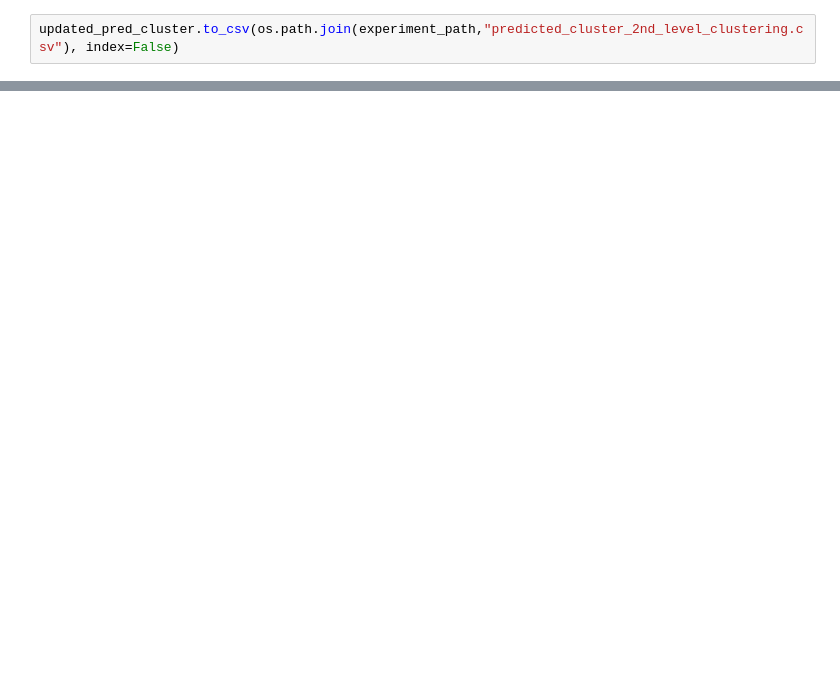
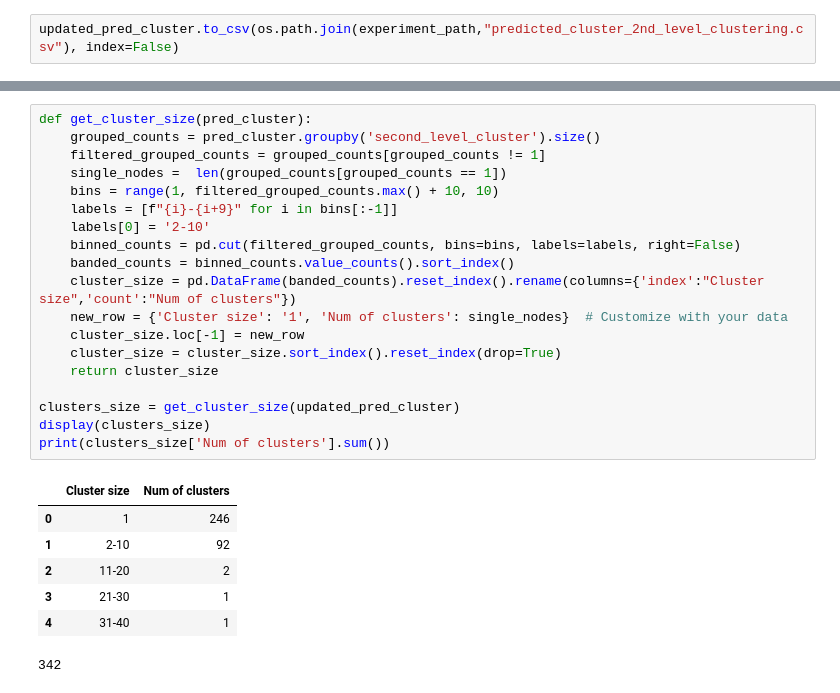
Before and after one commit to Synapxe-DNA/healthhub-content-optimization, a Jupyter notebook: content-optimization/notebooks/sub_grouping.ipynb, the cells around one changed output, grey strips where cells are left out. Drawn from its saved outputs; the diff is of its cells as text; blank space fills up the shorter version.

```diff
--- a/content-optimization/notebooks/sub_grouping.ipynb
+++ b/content-optimization/notebooks/sub_grouping.ipynb
@@ -290,0 +305,27 @@ updated_pred_cluster.to_csv(os.path.join(experiment_path,"predicted_cluster_2nd_
+# %%
+def get_cluster_size(pred_cluster):
+    grouped_counts = pred_cluster.groupby('second_level_cluster').size()
+    filtered_grouped_counts = grouped_counts[grouped_counts != 1]
+    single_nodes =  len(grouped_counts[grouped_counts == 1])
+    bins = range(1, filtered_grouped_counts.max() + 10, 10)
+    labels = [f"{i}-{i+9}" for i in bins[:-1]]
+    labels[0] = '2-10'
+    binned_counts = pd.cut(filtered_grouped_counts, bins=bins, labels=labels, right=False)
+    banded_counts = binned_counts.value_counts().sort_index()
+    cluster_size = pd.DataFrame(banded_counts).reset_index().rename(columns={'index':"Cluster size",'count':"Num of clusters"})
+    new_row = {'Cluster size': '1', 'Num of clusters': single_nodes}  # Customize with your data
+    cluster_size.loc[-1] = new_row
+    cluster_size = cluster_size.sort_index().reset_index(drop=True)
+    return cluster_size
+
+clusters_size = get_cluster_size(updated_pred_cluster)
+display(clusters_size)
+print(clusters_size['Num of clusters'].sum())
+# %% [output]
+|  | Cluster size | Num of clusters |
+| 0 | 1 | 246 |
+| 1 | 2-10 | 92 |
+| 2 | 11-20 | 2 |
+| 3 | 21-30 | 1 |
+| 4 | 31-40 | 1 |
+342
```
Also changed, not shown: parts of 7 cells of this notebook.
